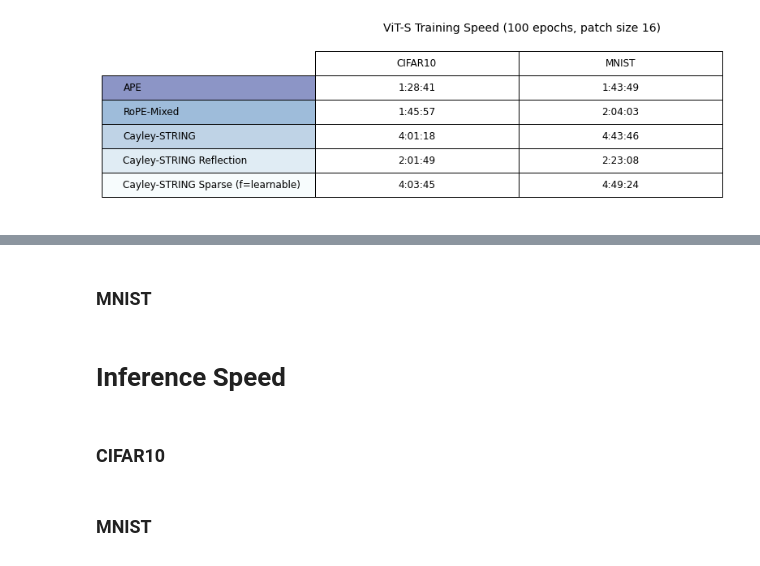
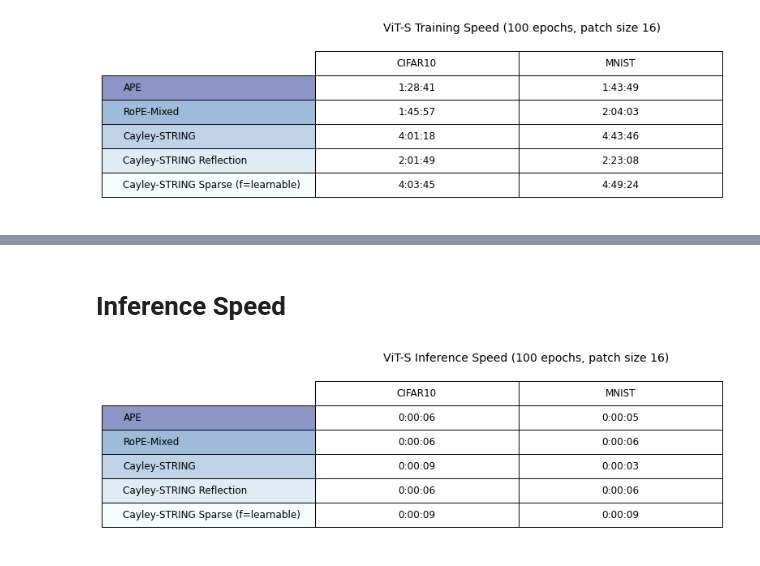
Before and after one commit to mariafernandasf/data-mining-project, a Jupyter notebook: plot_experiment_results_new.ipynb, the cells around one changed output, grey strips where cells are left out. Saved outputs shown, nothing was run; the diff lists cells and outputs as text; code cells hidden in the pictures.

Commit message:
inference speed tables

```diff
--- a/plot_experiment_results_new.ipynb
+++ b/plot_experiment_results_new.ipynb
@@ -261,8 +259,76 @@ plt.show()
-# %% [markdown]
-### MNIST
 # %% [markdown]
 # Inference Speed
-# %% [markdown]
-### CIFAR10
-# %% [markdown]
-### MNIST
+# %%
+inference_speed_contents = []
+rows = []
+
+for model_name, model_label in baseline_variants_patch16.items():
+    model_inference_times = []
+    for dataset in datasets:
+        eval_filepath = output_dir_prefix + dataset + "/" + model_name + "/" + eval_file
+        try:
+            with open(eval_filepath) as f:
+                inference_speed_data = f.read()
+
+            # reconstructing data as a dictionary
+            inference_speed_data = "[" + inference_speed_data.replace("}", "},\n").strip(",\n") + "]"
+
+            # Parse the corrected JSON
+            inference_speed_data = json.loads(inference_speed_data)
+
+            time_found = False
+            for inference_speed_dict in inference_speed_data:
+                # only include valid training (100 epochs)
+                if (inference_speed_dict["epochs"] == 100):
+                    model_inference_times.append(inference_speed_dict["eval_time_str"])
+                    time_found = True
+                    break
+            if not time_found:
+                model_inference_times.append("N/A")
+        except:
+            model_inference_times.append("N/A")
+
+    inference_speed_contents.append(model_inference_times)
+    rows.append(model_label)
+
+# setup table with inference speed
+cols = datasets
+
+fig, axs = plt.subplots(figsize=(6, 4))
+
+colors = plt.cm.BuPu(np.linspace(0, 0.5, len(rows)))
+n_rows = len(inference_speed_contents)
+
+# Plot line plots and create text labels
+# for the table
+cell_text = []
+for row in range(n_rows):
+    y_offset = inference_speed_contents[row]
+    cell_text.append(y_offset)
+
+# Reverse colors and text labels to display
+# the last value at the top.
+colors = colors[::-1]
+
+# Add a table at the bottom of the axes
+table = axs.table(cellText=cell_text,
+                    rowLabels=rows,
+                    rowColours=colors,
+                    colLabels=cols,
+                    loc='center',
+                    cellLoc='center')
+
+# Increase cell padding and height
+table.auto_set_font_size(False)
+table.set_fontsize(12)
+table.scale(1.5, 2.5)
+
+# Adjust layout to make room for the table:
+axs.axis('off')
+axs.axis('tight')
+axs.set_title(f'ViT-S Inference Speed (100 epochs, patch size 16)',loc='left', fontsize=14)
+
+plt.tight_layout()
+plt.show()
+# %% [output]
+[figure, added]
```
Also changed, not shown: parts of 1 cell of this notebook.
